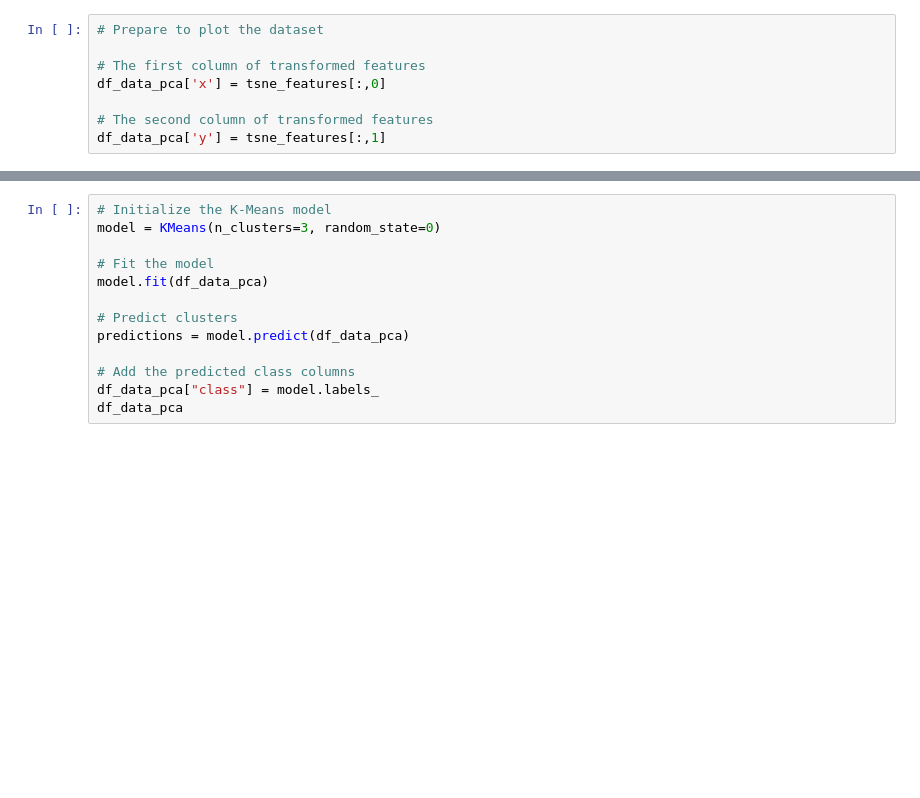
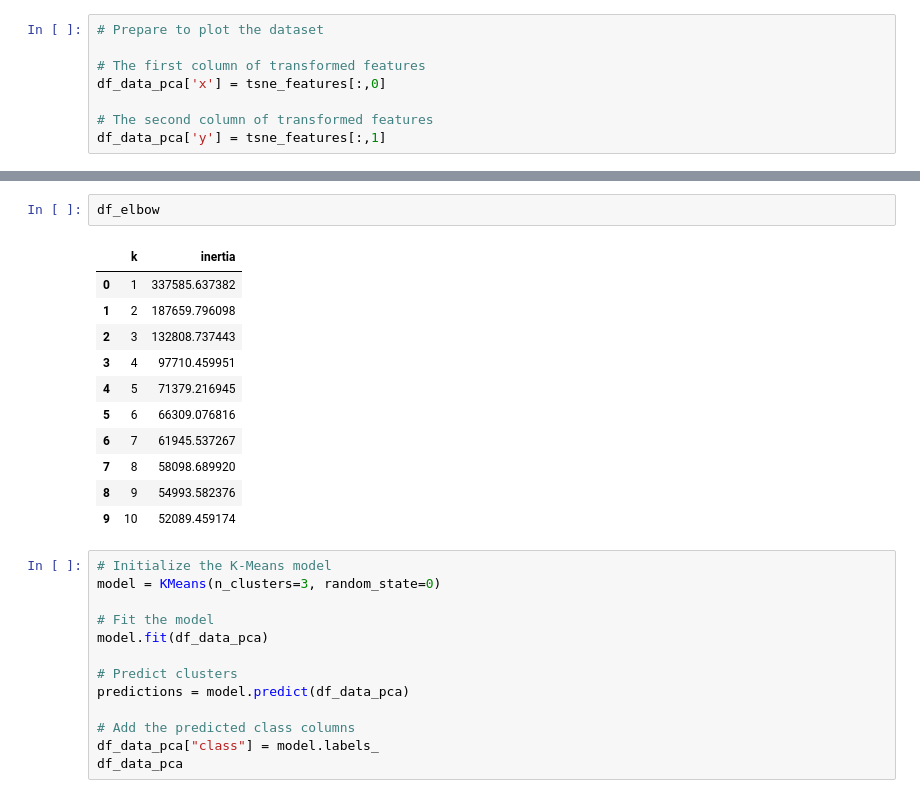
Before and after one commit to uldom/Cryptocurrency_Clusters, a Jupyter notebook: Cryptocurrency.ipynb, the cells around one changed output, grey strips where cells are left out. Cells and saved outputs as stored; diff of their text form; blank space fills up the shorter version.

```diff
--- a/Cryptocurrency.ipynb
+++ b/Cryptocurrency.ipynb
@@ -340,3 +378,17 @@ Name: CoinName, Length: 531, dtype: int64
+# %%
+df_elbow
+# %% [output]
+|  | k | inertia |
+| 0 | 1 | 337585.637382 |
+| 1 | 2 | 187659.796098 |
+| 2 | 3 | 132808.737443 |
+| 3 | 4 | 97710.459951 |
+| 4 | 5 | 71379.216945 |
+| 5 | 6 | 66309.076816 |
+| 6 | 7 | 61945.537267 |
+| 7 | 8 | 58098.689920 |
+| 8 | 9 | 54993.582376 |
+| 9 | 10 | 52089.459174 |
 # %%
 # Initialize the K-Means model
 model = KMeans(n_clusters=3, random_state=0)
```
Also changed, not shown: parts of 10 cells of this notebook.
